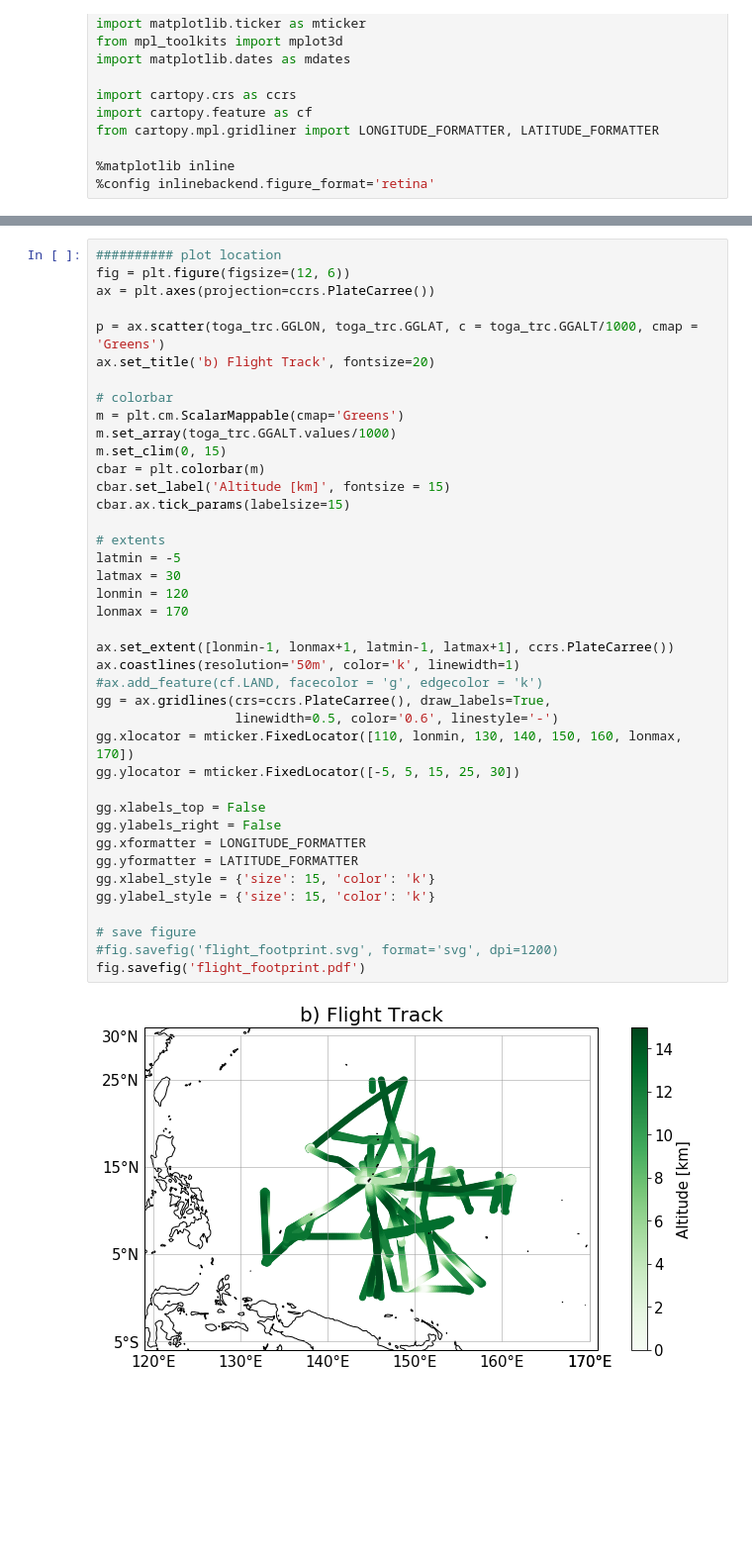
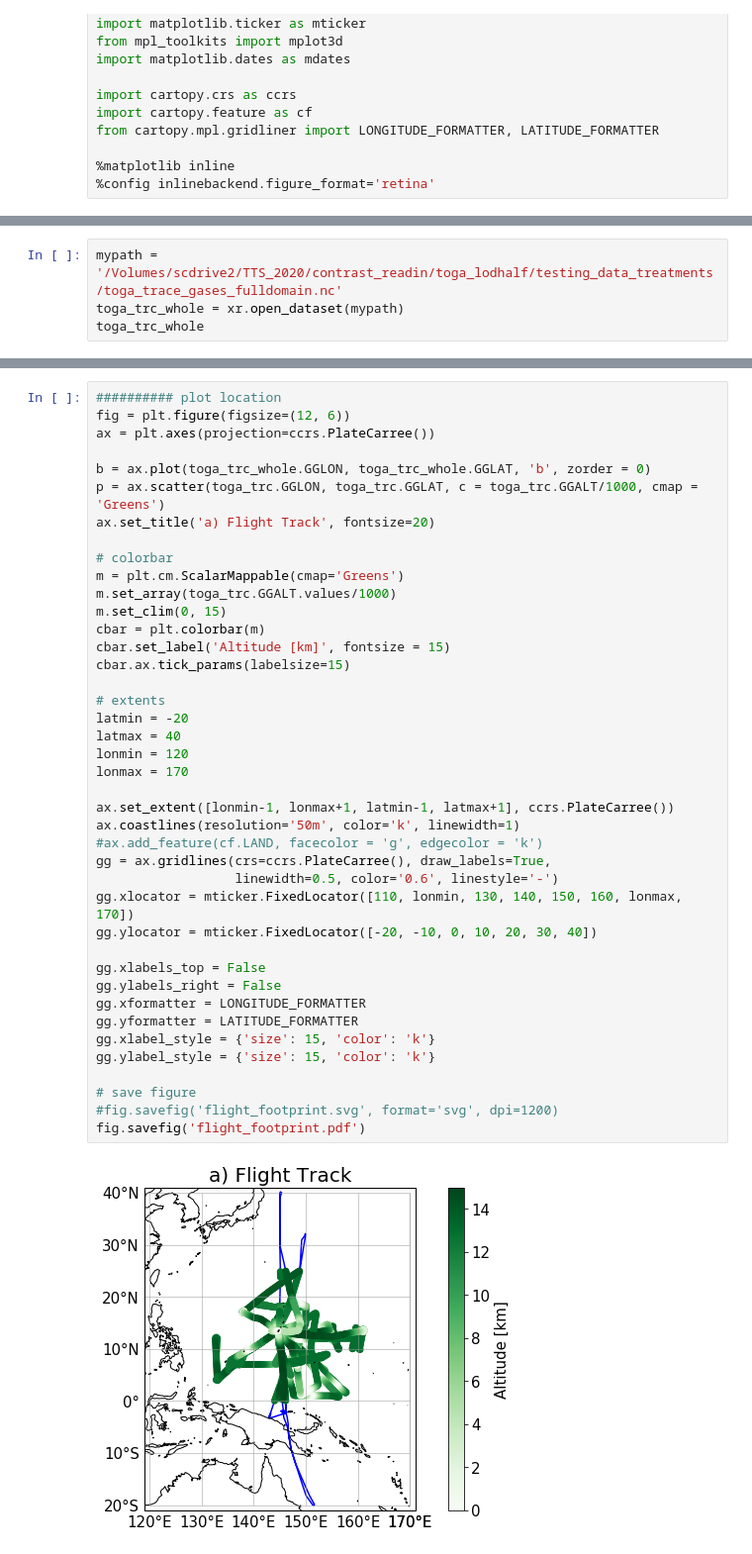
Before and after one commit to schelpon/TTS_2020_HD, a Jupyter notebook: regional_plots/flight_footprint.ipynb, the cells around one changed output, grey strips where cells are left out. Shown at 99% size. Drawn from its saved outputs; the diff is of its cells as text; blank space fills up the shorter version.

```diff
--- a/regional_plots/flight_footprint.ipynb
+++ b/regional_plots/flight_footprint.ipynb
@@ -41,3 +41,7 @@ Data variables:
     Dichloromethane       (Time) float32 ...
     Chloroform            (Time) float32 ...
     Carbon_Tetrachloride  (Time) float32 ...
+# %%
+mypath = '/Volumes/scdrive2/TTS_2020/contrast_readin/toga_lodhalf/testing_data_treatments/toga_trace_gases_fulldomain.nc'
+toga_trc_whole = xr.open_dataset(mypath)
+toga_trc_whole
@@ -46,40 +68,41 @@ Data variables:
 fig = plt.figure(figsize=(12, 6))
 ax = plt.axes(projection=ccrs.PlateCarree())
 
+b = ax.plot(toga_trc_whole.GGLON, toga_trc_whole.GGLAT, 'b', zorder = 0)
 p = ax.scatter(toga_trc.GGLON, toga_trc.GGLAT, c = toga_trc.GGALT/1000, cmap = 'Greens')
-ax.set_title('b) Flight Track', fontsize=20)
+ax.set_title('a) Flight Track', fontsize=20)
 
 # colorbar
 m = plt.cm.ScalarMappable(cmap='Greens')
 m.set_array(toga_trc.GGALT.values/1000)
 m.set_clim(0, 15)
 cbar = plt.colorbar(m)
 cbar.set_label('Altitude [km]', fontsize = 15)
 cbar.ax.tick_params(labelsize=15)
 
 # extents
-latmin = -5
-latmax = 30
+latmin = -20
+latmax = 40
 lonmin = 120
 lonmax = 170
 
 ax.set_extent([lonmin-1, lonmax+1, latmin-1, latmax+1], ccrs.PlateCarree())
 ax.coastlines(resolution='50m', color='k', linewidth=1)
 #ax.add_feature(cf.LAND, facecolor = 'g', edgecolor = 'k')
 gg = ax.gridlines(crs=ccrs.PlateCarree(), draw_labels=True,
                   linewidth=0.5, color='0.6', linestyle='-')
 gg.xlocator = mticker.FixedLocator([110, lonmin, 130, 140, 150, 160, lonmax, 170])
-gg.ylocator = mticker.FixedLocator([-5, 5, 15, 25, 30])
+gg.ylocator = mticker.FixedLocator([-20, -10, 0, 10, 20, 30, 40])
 
 gg.xlabels_top = False
 gg.ylabels_right = False
 gg.xformatter = LONGITUDE_FORMATTER
 gg.yformatter = LATITUDE_FORMATTER
 gg.xlabel_style = {'size': 15, 'color': 'k'}
 gg.ylabel_style = {'size': 15, 'color': 'k'}
 
 # save figure
 #fig.savefig('flight_footprint.svg', format='svg', dpi=1200)
 fig.savefig('flight_footprint.pdf')
 # %% [output]
-[figure, old version]
+[figure, new version]
```
Also changed, not shown: parts of 5 cells of this notebook, 47 other files.
